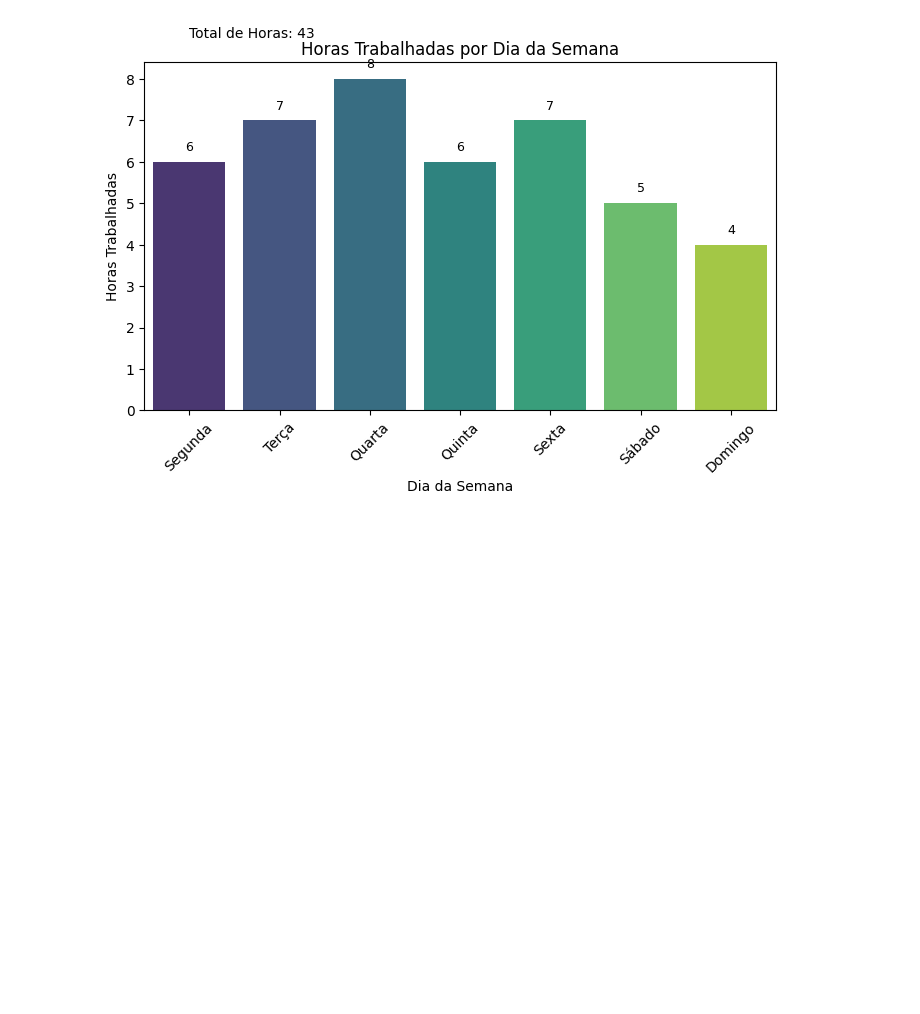
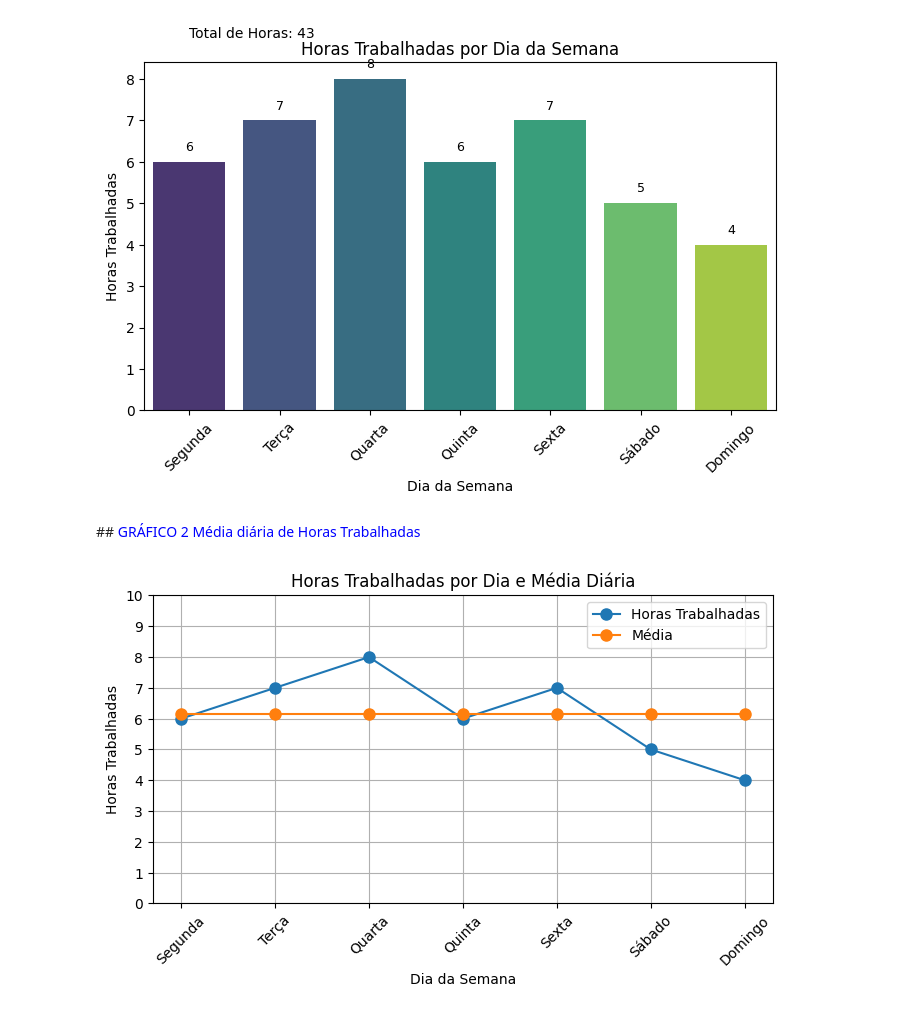
Before and after one commit to estrela1921/projeto-individual-modulo-4, a Jupyter notebook: Graficos_Individual_M4.ipynb, the cells around one changed output. Drawn from its saved outputs; the diff is of its cells as text; code cells hidden in the pictures; blank space fills up the shorter version.

Commit message:
GRÁFICO 2 Média diária de Horas Trabalhadas

```diff
--- a/Graficos_Individual_M4.ipynb
+++ b/Graficos_Individual_M4.ipynb
@@ -44,3 +44,34 @@ Passing `palette` without assigning `hue` is deprecated and will be removed in v
 
   ax = sns.barplot(x='Dia', y='Horas Trabalhadas', data=dados, palette='viridis')
 [figure]
+# %% [markdown]
+##<font color = "blue"> GRÁFICO 2 Média diária de Horas Trabalhadas
+# %%
+# Dados
+dados = {
+    'Dia': ['Segunda', 'Terça', 'Quarta', 'Quinta', 'Sexta', 'Sábado', 'Domingo'],
+    'Horas Trabalhadas': [6, 7, 8, 6, 7, 5, 4]
+}
+
+# Criar DataFrame
+df = pd.DataFrame(dados)
+
+# Calcular a média diária de Horas Trabalhadas
+media_diaria = df['Horas Trabalhadas'].mean()
+
+# Adicionar a coluna 'Média' ao DataFrame
+df['Média'] = media_diaria
+
+# Plotar o gráfico
+plt.figure(figsize=(8, 4))
+plt.plot(df['Dia'], df[['Horas Trabalhadas', 'Média']], marker='o', linestyle='-', markersize=8)
+plt.title('Horas Trabalhadas por Dia e Média Diária')
+plt.xlabel('Dia da Semana')
+plt.ylabel('Horas Trabalhadas')
+plt.xticks(rotation=45)
+plt.yticks(range(0, 11))
+plt.legend(['Horas Trabalhadas', 'Média'])
+plt.grid(True)
+plt.show()
+# %% [output]
+[figure, added]
```
